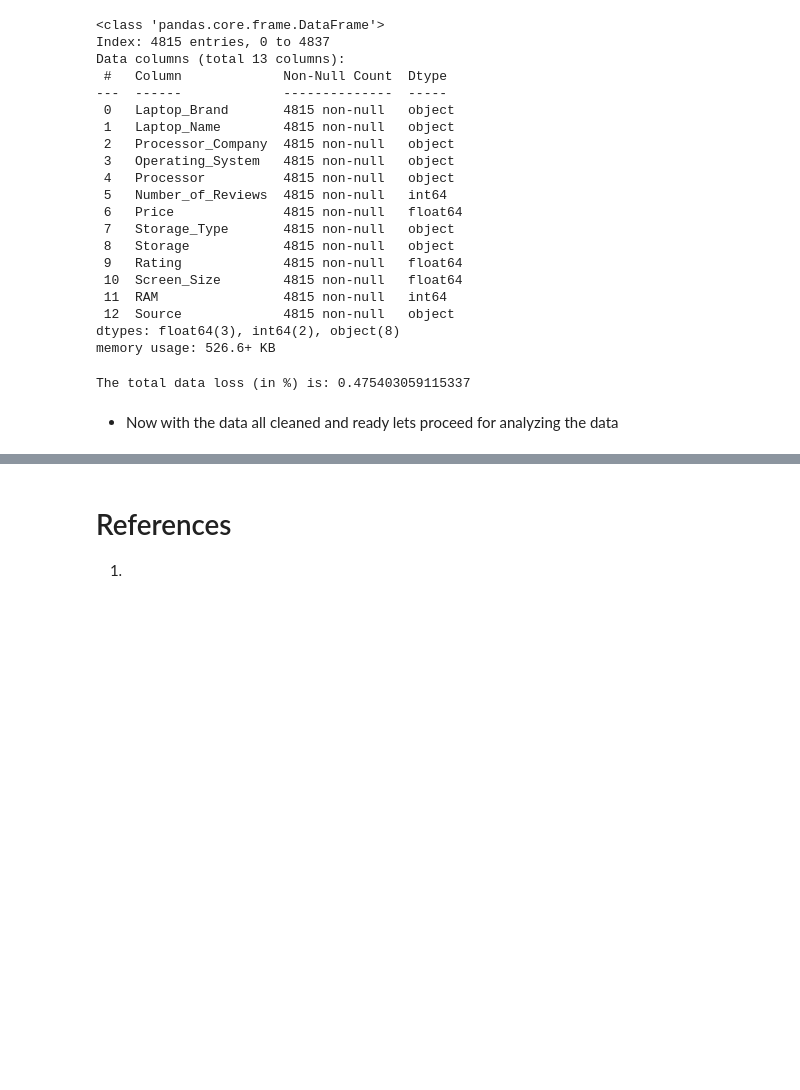
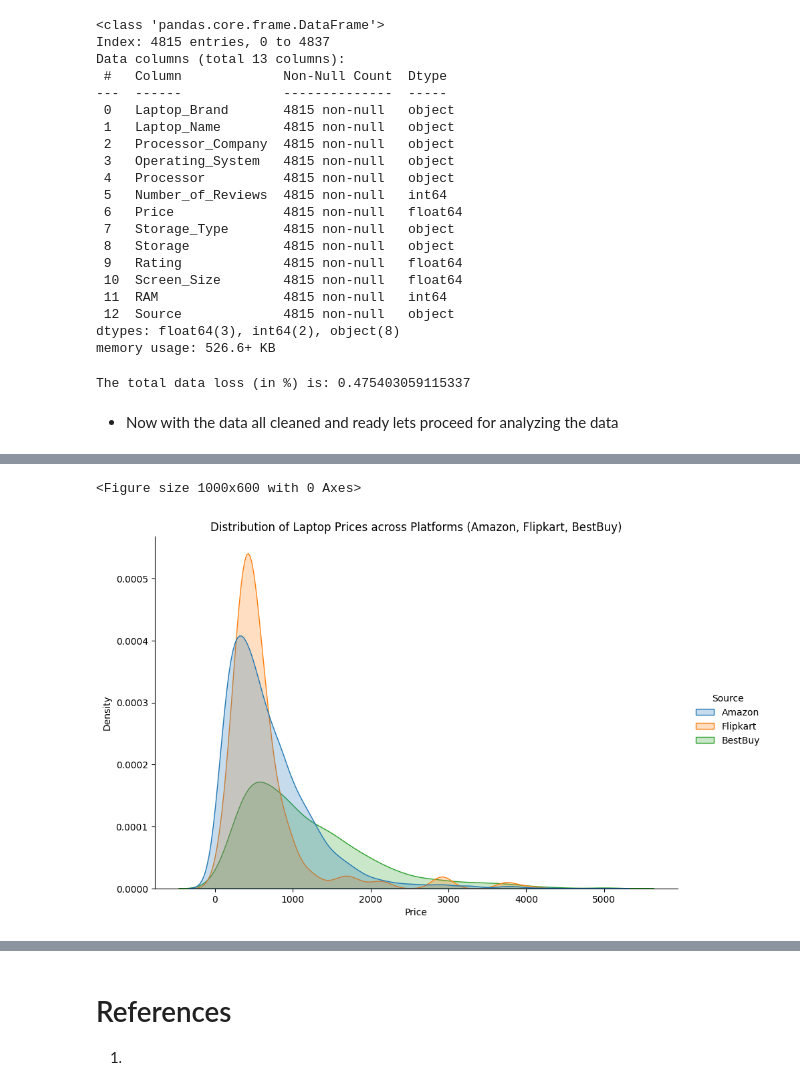
Before and after one commit to VaibhavSaran/CSE-587-PROJECT-LAPTRACK, a Jupyter notebook: Project Laptrack - Phase 1 Exploratory Data Analysis.ipynb, the cells around one changed output, grey strips where cells are left out. Saved outputs shown, nothing was run; the diff lists cells and outputs as text; code cells hidden in the pictures; blank space fills up the shorter version.

```diff
--- a/Project Laptrack - Phase 1 Exploratory Data Analysis.ipynb
+++ b/Project Laptrack - Phase 1 Exploratory Data Analysis.ipynb
@@ -138,0 +182,13 @@ The total data loss (in %) is: 0.475403059115337
+# %%
+# Distribution of Price across Platforms
+plt.figure(figsize=(10, 6))
+sns.displot(data=df, x='Price', hue='Source', kind='kde', fill=True, height=6, aspect=1.5)
+
+plt.title('Distribution of Laptop Prices across Platforms (Amazon, Flipkart, BestBuy)')
+plt.xlabel('Price')
+plt.ylabel('Density')
+
+plt.show()
+# %% [output]
+<Figure size 1000x600 with 0 Axes>
+[figure, added]
```
Also changed, not shown: parts of 12 cells of this notebook.
